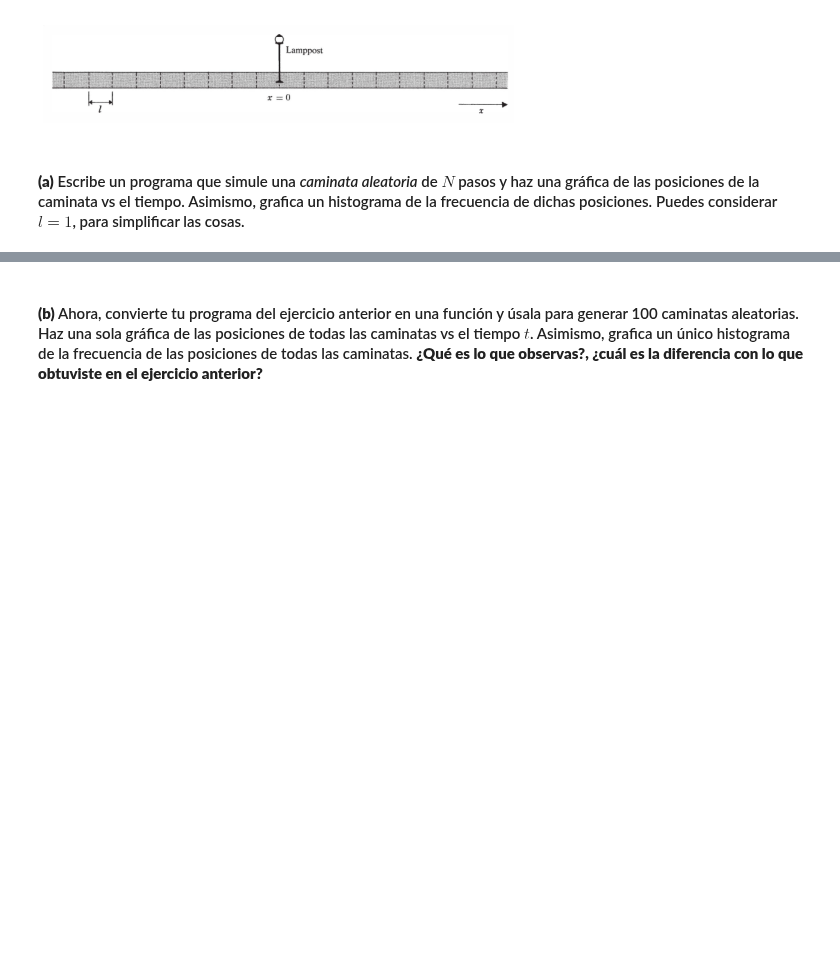
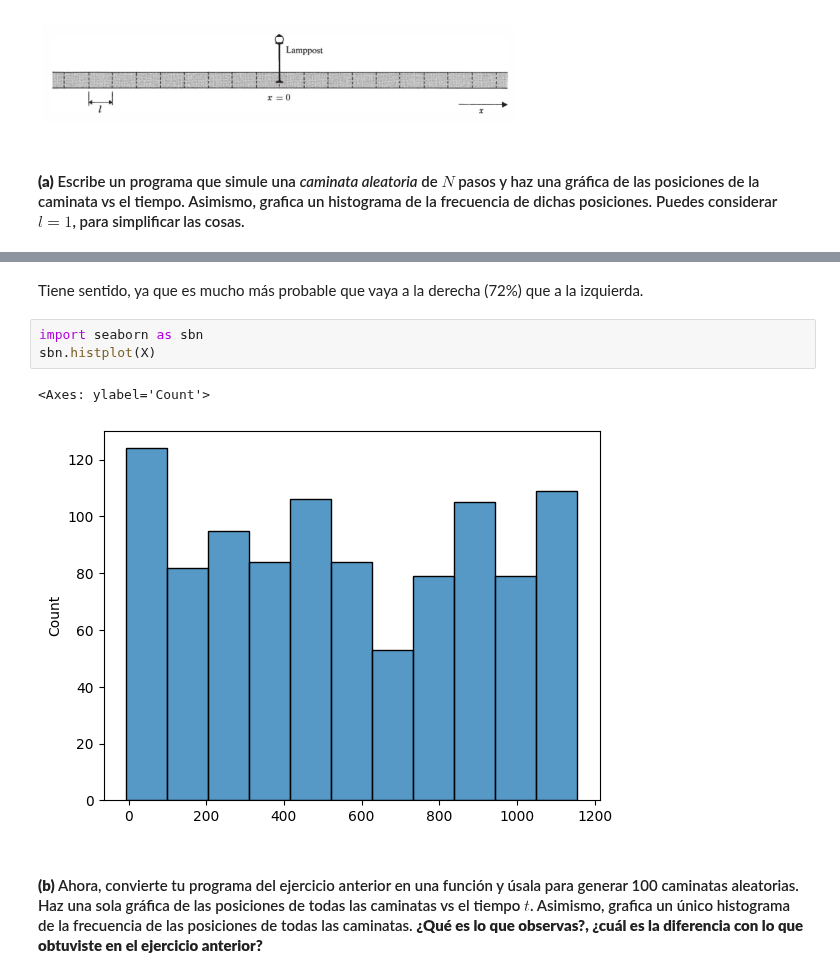
Before and after one commit to Alexi5omg/CLASE, a Jupyter notebook: Tareas/Práctica_6.ipynb, the cells around one changed output, grey strips where cells are left out. Drawn from its saved outputs; the diff is of its cells as text; blank space fills up the shorter version.

```diff
--- a/Tareas/Práctica_6.ipynb
+++ b/Tareas/Práctica_6.ipynb
@@ -301,2 +331,10 @@ print(contador/N)
+# %% [markdown]
+Tiene sentido, ya que es mucho más probable que vaya a la derecha (72%) que a la izquierda.
+# %%
+import seaborn as sbn
+sbn.histplot(X)
+# %% [output]
+<Axes: ylabel='Count'>
+[figure, added]
 # %% [markdown]
 #### **(b)** Ahora, convierte tu programa del ejercicio anterior en una función y úsala para generar 100 caminatas aleatorias. Haz una sola gráfica de las posiciones de todas las caminatas vs el tiempo $t$. Asimismo, grafica un único histograma de la frecuencia de las posiciones de todas las caminatas. **¿Qué es lo que observas?, ¿cuál es la diferencia con lo que obtuviste en el ejercicio anterior?**
```
Also changed, not shown: parts of 9 cells of this notebook.
